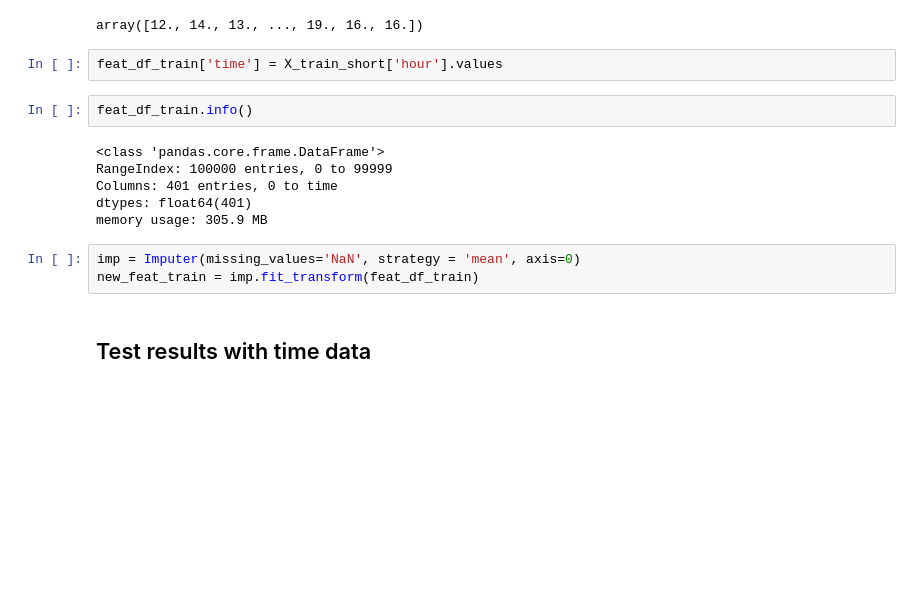
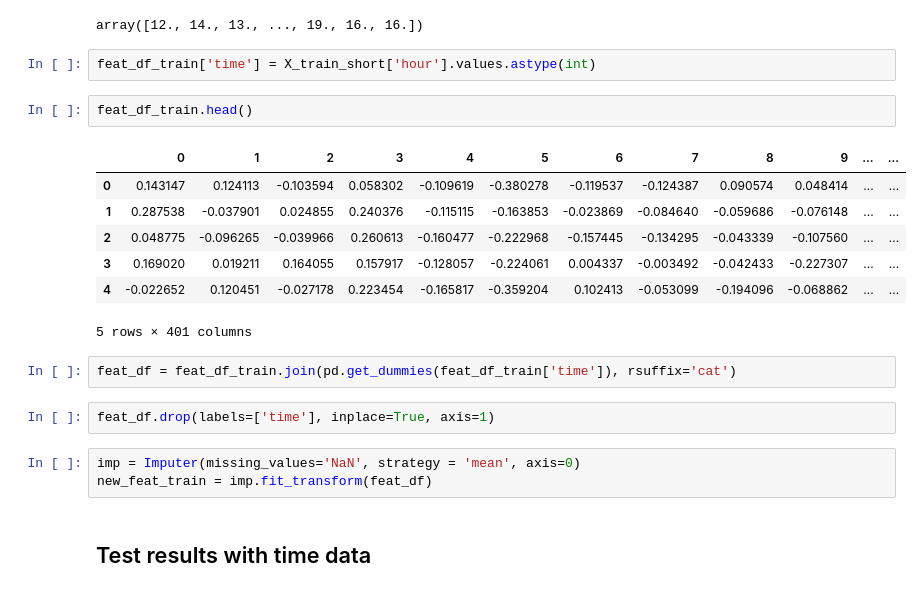
Before and after one commit to luketibbott/Predicting-the-sucess-of-showerthoughts, a Jupyter notebook: word2vec.ipynb, the cells around one changed output. Saved outputs shown, nothing was run; the diff lists cells and outputs as text; blank space fills up the shorter version.

```diff
--- a/word2vec.ipynb
+++ b/word2vec.ipynb
@@ -481,17 +458,23 @@ X_train_short['hour'].values
 # %% [output]
 array([12., 14., 13., ..., 19., 16., 16.])
 # %%
-feat_df_train['time'] = X_train_short['hour'].values
+feat_df_train['time'] = X_train_short['hour'].values.astype(int)
 # %%
-feat_df_train.info()
+feat_df_train.head()
 # %% [output]
+|  | 0 | 1 | 2 | 3 | 4 | 5 | 6 | 7 | 8 | 9 | ... | ... |
+| 0 | 0.143147 | 0.124113 | -0.103594 | 0.058302 | -0.109619 | -0.380278 | -0.119537 | -0.124387 | 0.090574 | 0.048414 | ... | ... |
+| 1 | 0.287538 | -0.037901 | 0.024855 | 0.240376 | -0.115115 | -0.163853 | -0.023869 | -0.084640 | -0.059686 | -0.076148 | ... | ... |
+| 2 | 0.048775 | -0.096265 | -0.039966 | 0.260613 | -0.160477 | -0.222968 | -0.157445 | -0.134295 | -0.043339 | -0.107560 | ... | ... |
+| 3 | 0.169020 | 0.019211 | 0.164055 | 0.157917 | -0.128057 | -0.224061 | 0.004337 | -0.003492 | -0.042433 | -0.227307 | ... | ... |
+| 4 | -0.022652 | 0.120451 | -0.027178 | 0.223454 | -0.165817 | -0.359204 | 0.102413 | -0.053099 | -0.194096 | -0.068862 | ... | ... |
-<class 'pandas.core.frame.DataFrame'>
-RangeIndex: 100000 entries, 0 to 99999
-Columns: 401 entries, 0 to time
-dtypes: float64(401)
-memory usage: 305.9 MB
+5 rows × 401 columns
+# %%
+feat_df = feat_df_train.join(pd.get_dummies(feat_df_train['time']), rsuffix='cat')
+# %%
+feat_df.drop(labels=['time'], inplace=True, axis=1)
 # %%
 imp = Imputer(missing_values='NaN', strategy = 'mean', axis=0)
-new_feat_train = imp.fit_transform(feat_df_train)
+new_feat_train = imp.fit_transform(feat_df)
 # %% [markdown]
 ## Test results with time data
```
Also changed, not shown: parts of 10 cells of this notebook.
